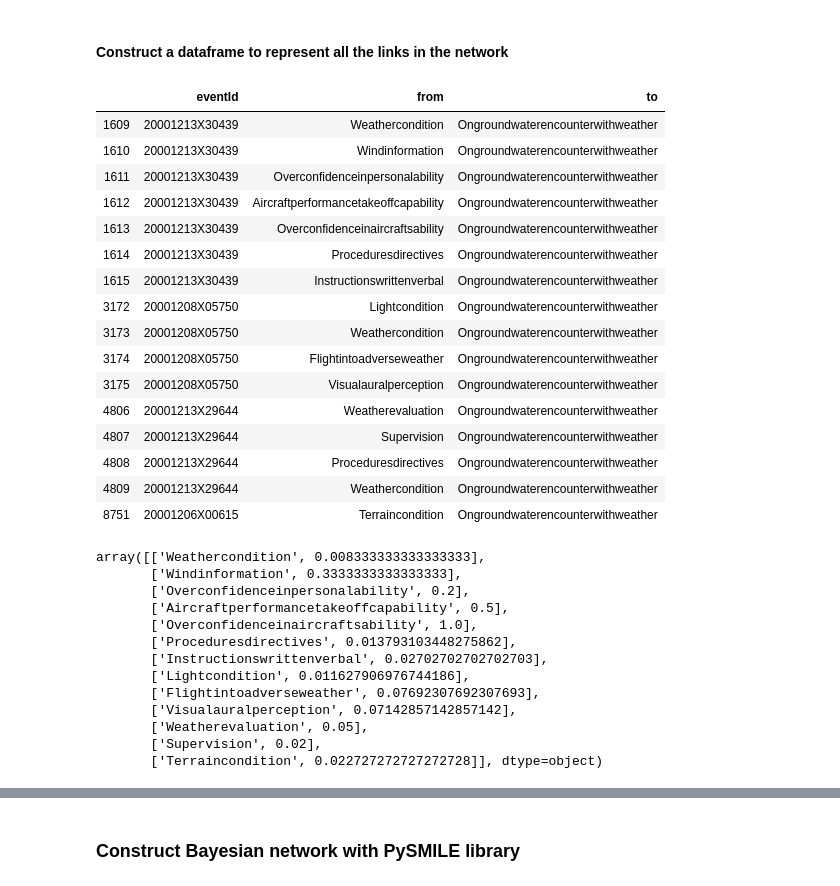
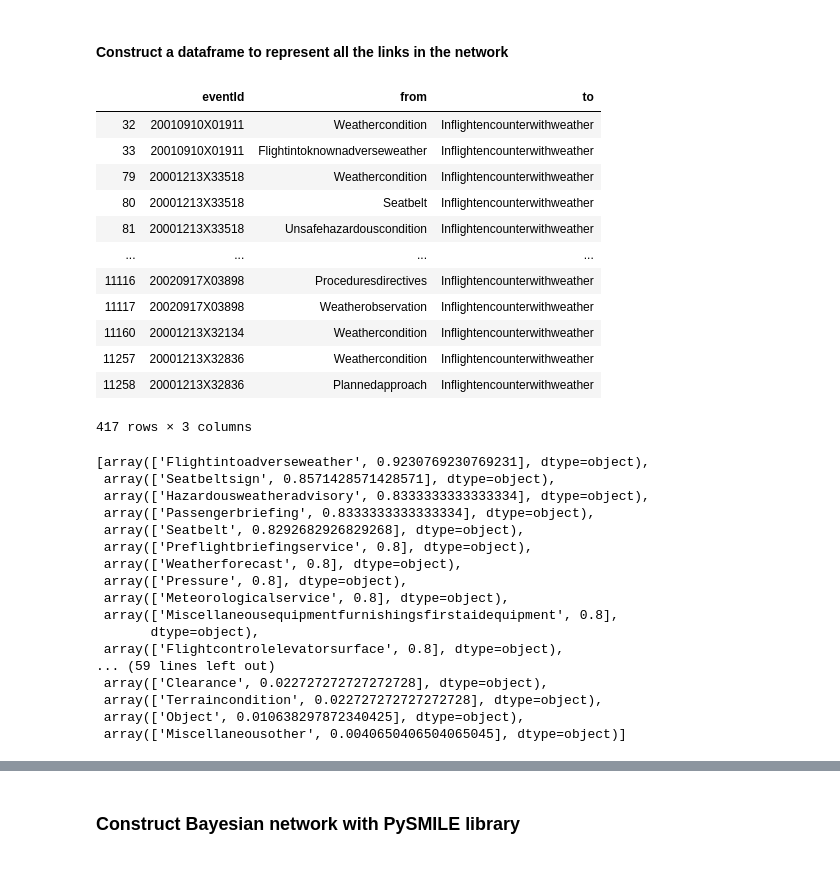
Before and after one commit to zxgcqupt/NTSB_Bayesian_Network, a Jupyter notebook: main.ipynb, the cells around one changed output, grey strips where cells are left out. Drawn from its saved outputs; the diff is of its cells as text; code cells hidden in the pictures.

```diff
--- a/main.ipynb
+++ b/main.ipynb
@@ -800,39 +817,39 @@ for key, value in dictEdges.items():
     row = {'name': key, 'fromID': fromID, 'toID': toID, 'count': count}
     df_edges = df_edges.append(row, ignore_index=True)
 # %%
-df_records[df_records['to'] == 'Ongroundwaterencounterwithweather']
+df_records[df_records['to'] == 'Inflightencounterwithweather']
 # %% [output]
 |  | eventId | from | to |
-| 1609 | 20001213X30439 | Weathercondition | Ongroundwaterencounterwithweather |
-| 1610 | 20001213X30439 | Windinformation | Ongroundwaterencounterwithweather |
-| 1611 | 20001213X30439 | Overconfidenceinpersonalability | Ongroundwaterencounterwithweather |
-| 1612 | 20001213X30439 | Aircraftperformancetakeoffcapability | Ongroundwaterencounterwithweather |
-| 1613 | 20001213X30439 | Overconfidenceinaircraftsability | Ongroundwaterencounterwithweather |
-| 1614 | 20001213X30439 | Proceduresdirectives | Ongroundwaterencounterwithweather |
-| 1615 | 20001213X30439 | Instructionswrittenverbal | Ongroundwaterencounterwithweather |
-| 3172 | 20001208X05750 | Lightcondition | Ongroundwaterencounterwithweather |
-| 3173 | 20001208X05750 | Weathercondition | Ongroundwaterencounterwithweather |
-| 3174 | 20001208X05750 | Flightintoadverseweather | Ongroundwaterencounterwithweather |
-| 3175 | 20001208X05750 | Visualauralperception | Ongroundwaterencounterwithweather |
-| 4806 | 20001213X29644 | Weatherevaluation | Ongroundwaterencounterwithweather |
-| 4807 | 20001213X29644 | Supervision | Ongroundwaterencounterwithweather |
-| 4808 | 20001213X29644 | Proceduresdirectives | Ongroundwaterencounterwithweather |
-| 4809 | 20001213X29644 | Weathercondition | Ongroundwaterencounterwithweather |
-| 8751 | 20001206X00615 | Terraincondition | Ongroundwaterencounterwithweather |
+| 32 | 20010910X01911 | Weathercondition | Inflightencounterwithweather |
+| 33 | 20010910X01911 | Flightintoknownadverseweather | Inflightencounterwithweather |
+| 79 | 20001213X33518 | Weathercondition | Inflightencounterwithweather |
+| 80 | 20001213X33518 | Seatbelt | Inflightencounterwithweather |
+| 81 | 20001213X33518 | Unsafehazardouscondition | Inflightencounterwithweather |
+| ... | ... | ... | ... |
+| 11116 | 20020917X03898 | Proceduresdirectives | Inflightencounterwithweather |
+| 11117 | 20020917X03898 | Weatherobservation | Inflightencounterwithweather |
+| 11160 | 20001213X32134 | Weathercondition | Inflightencounterwithweather |
+| 11257 | 20001213X32836 | Weathercondition | Inflightencounterwithweather |
+| 11258 | 20001213X32836 | Plannedapproach | Inflightencounterwithweather |
+417 rows × 3 columns
 # %%
-parentInfo = df_edges[df_edges['toID'] == 'Ongroundwaterencounterwithweather'][['fromID', 'count']].values
-parentInfo
+parentInfo = df_edges[df_edges['toID'] == 'Inflightencounterwithweather'][['fromID', 'count']].values
+sorted(parentInfo, key=lambda x: x[1], reverse = True)
 # %% [output]
-array([['Weathercondition', 0.008333333333333333],
-       ['Windinformation', 0.3333333333333333],
-       ['Overconfidenceinpersonalability', 0.2],
-       ['Aircraftperformancetakeoffcapability', 0.5],
-       ['Overconfidenceinaircraftsability', 1.0],
-       ['Proceduresdirectives', 0.013793103448275862],
-       ['Instructionswrittenverbal', 0.02702702702702703],
-       ['Lightcondition', 0.011627906976744186],
-       ['Flightintoadverseweather', 0.07692307692307693],
-       ['Visualauralperception', 0.07142857142857142],
-       ['Weatherevaluation', 0.05],
-       ['Supervision', 0.02],
-       ['Terraincondition', 0.022727272727272728]], dtype=object)
+[array(['Flightintoadverseweather', 0.9230769230769231], dtype=object),
+ array(['Seatbeltsign', 0.8571428571428571], dtype=object),
+ array(['Hazardousweatheradvisory', 0.8333333333333334], dtype=object),
+ array(['Passengerbriefing', 0.8333333333333334], dtype=object),
+ array(['Seatbelt', 0.8292682926829268], dtype=object),
+ array(['Preflightbriefingservice', 0.8], dtype=object),
+ array(['Weatherforecast', 0.8], dtype=object),
+ array(['Pressure', 0.8], dtype=object),
+ array(['Meteorologicalservice', 0.8], dtype=object),
+ array(['Miscellaneousequipmentfurnishingsfirstaidequipment', 0.8],
+       dtype=object),
+ array(['Flightcontrolelevatorsurface', 0.8], dtype=object),
+... (59 lines left out)
+ array(['Clearance', 0.022727272727272728], dtype=object),
+ array(['Terraincondition', 0.022727272727272728], dtype=object),
+ array(['Object', 0.010638297872340425], dtype=object),
+ array(['Miscellaneousother', 0.0040650406504065045], dtype=object)]
```
Also changed, not shown: parts of 32 cells of this notebook.
